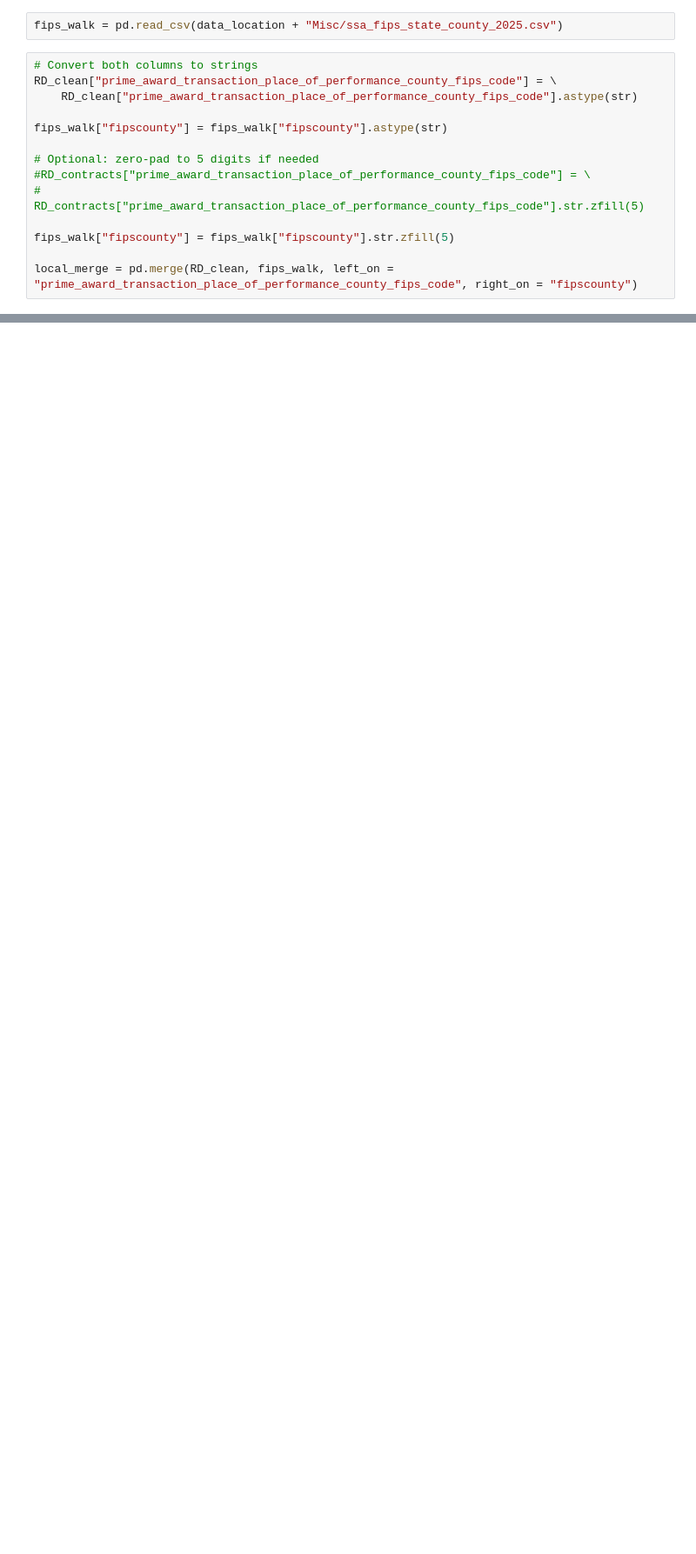
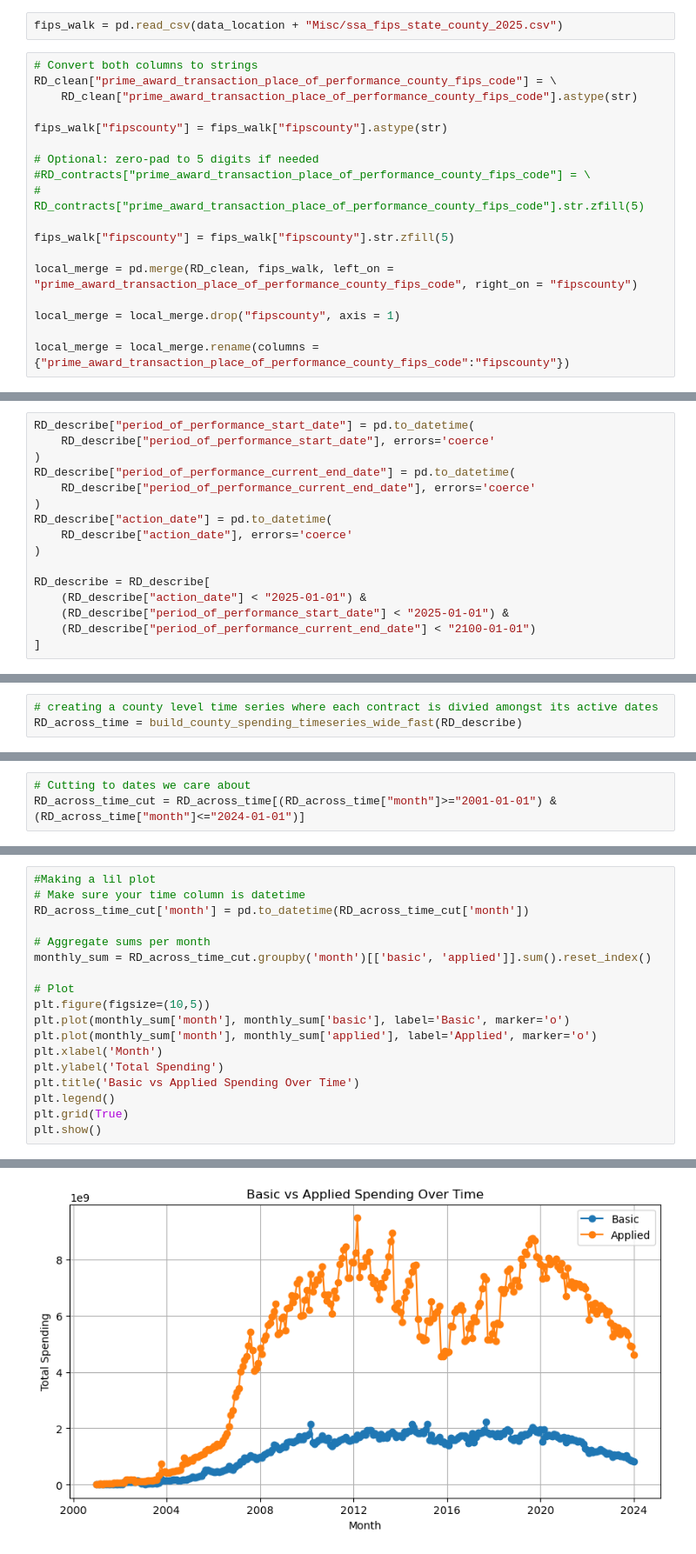
Before and after one commit to Robert-T-Remuszka/GovRnD, a Jupyter notebook: code/contract_data_work.ipynb, the cells around one changed output, grey strips where cells are left out. Shown at 87% size. Drawn from its saved outputs; the diff is of its cells as text; blank space fills up the shorter version.

Commit message:
county level dataset created

```diff
--- a/code/contract_data_work.ipynb
+++ b/code/contract_data_work.ipynb
@@ -219,6 +194,10 @@ fips_walk["fipscounty"] = fips_walk["fipscounty"].astype(str)
 fips_walk["fipscounty"] = fips_walk["fipscounty"].str.zfill(5)
 
 local_merge = pd.merge(RD_clean, fips_walk, left_on = "prime_award_transaction_place_of_performance_county_fips_code", right_on = "fipscounty")
+
+local_merge = local_merge.drop("fipscounty", axis = 1)
+
+local_merge = local_merge.rename(columns = {"prime_award_transaction_place_of_performance_county_fips_code":"fipscounty"})
 # %%
 psc_codes = pd.read_excel(data_location + "Misc/PSC April 2025.xlsx")
 
@@ -246,3 +225,19 @@ def classify_research(x):
     return "other"
 
 RD_describe['research_category'] = RD_describe['research_type'].apply(classify_research)
+# %%
+RD_describe["period_of_performance_start_date"] = pd.to_datetime(
+    RD_describe["period_of_performance_start_date"], errors='coerce'
+)
+RD_describe["period_of_performance_current_end_date"] = pd.to_datetime(
+    RD_describe["period_of_performance_current_end_date"], errors='coerce'
+)
+RD_describe["action_date"] = pd.to_datetime(
+    RD_describe["action_date"], errors='coerce'
+)
+
+RD_describe = RD_describe[
+    (RD_describe["action_date"] < "2025-01-01") &
+    (RD_describe["period_of_performance_start_date"] < "2025-01-01") &
+    (RD_describe["period_of_performance_current_end_date"] < "2100-01-01")
+]
@@ -248,0 +295,3 @@ RD_describe['research_category'] = RD_describe['research_type'].apply(classify_r
+# %%
+# creating a county level time series where each contract is divied amongst its active dates
+RD_across_time = build_county_spending_timeseries_wide_fast(RD_describe)
@@ -248,0 +300,3 @@ RD_describe['research_category'] = RD_describe['research_type'].apply(classify_r
+# %%
+# Cutting to dates we care about
+RD_across_time_cut = RD_across_time[(RD_across_time["month"]>="2001-01-01") & (RD_across_time["month"]<="2024-01-01")]
@@ -248,0 +319,19 @@ RD_describe['research_category'] = RD_describe['research_type'].apply(classify_r
+# %%
+#Making a lil plot
+# Make sure your time column is datetime
+RD_across_time_cut['month'] = pd.to_datetime(RD_across_time_cut['month'])
+
+# Aggregate sums per month
+monthly_sum = RD_across_time_cut.groupby('month')[['basic', 'applied']].sum().reset_index()
+
+# Plot
+plt.figure(figsize=(10,5))
+plt.plot(monthly_sum['month'], monthly_sum['basic'], label='Basic', marker='o')
+plt.plot(monthly_sum['month'], monthly_sum['applied'], label='Applied', marker='o')
+plt.xlabel('Month')
+plt.ylabel('Total Spending')
+plt.title('Basic vs Applied Spending Over Time')
+plt.legend()
+plt.grid(True)
+plt.show()
+# %% [output]
@@ -248,0 +343 @@ RD_describe['research_category'] = RD_describe['research_type'].apply(classify_r
+[figure, added]
```
Also changed, not shown: parts of 16 cells of this notebook.
